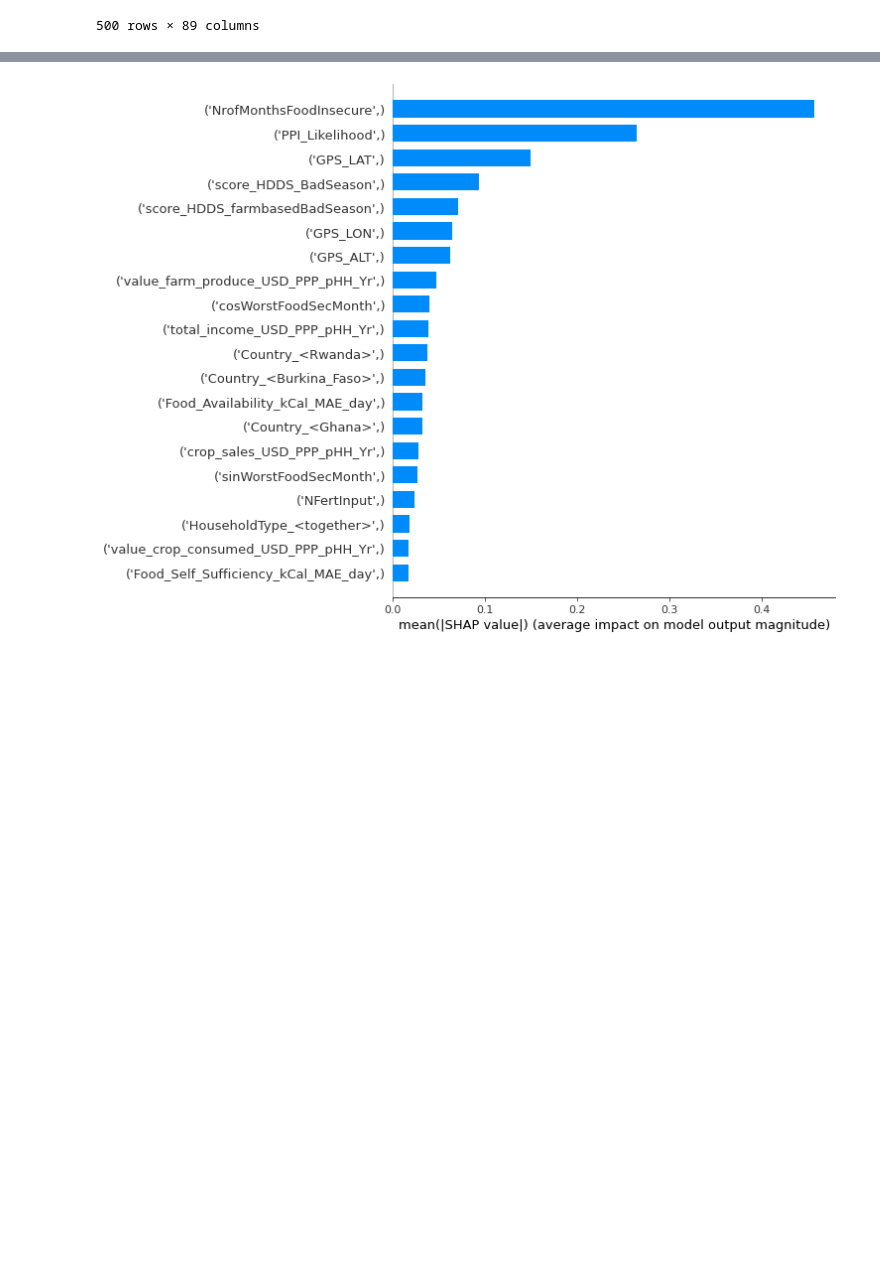
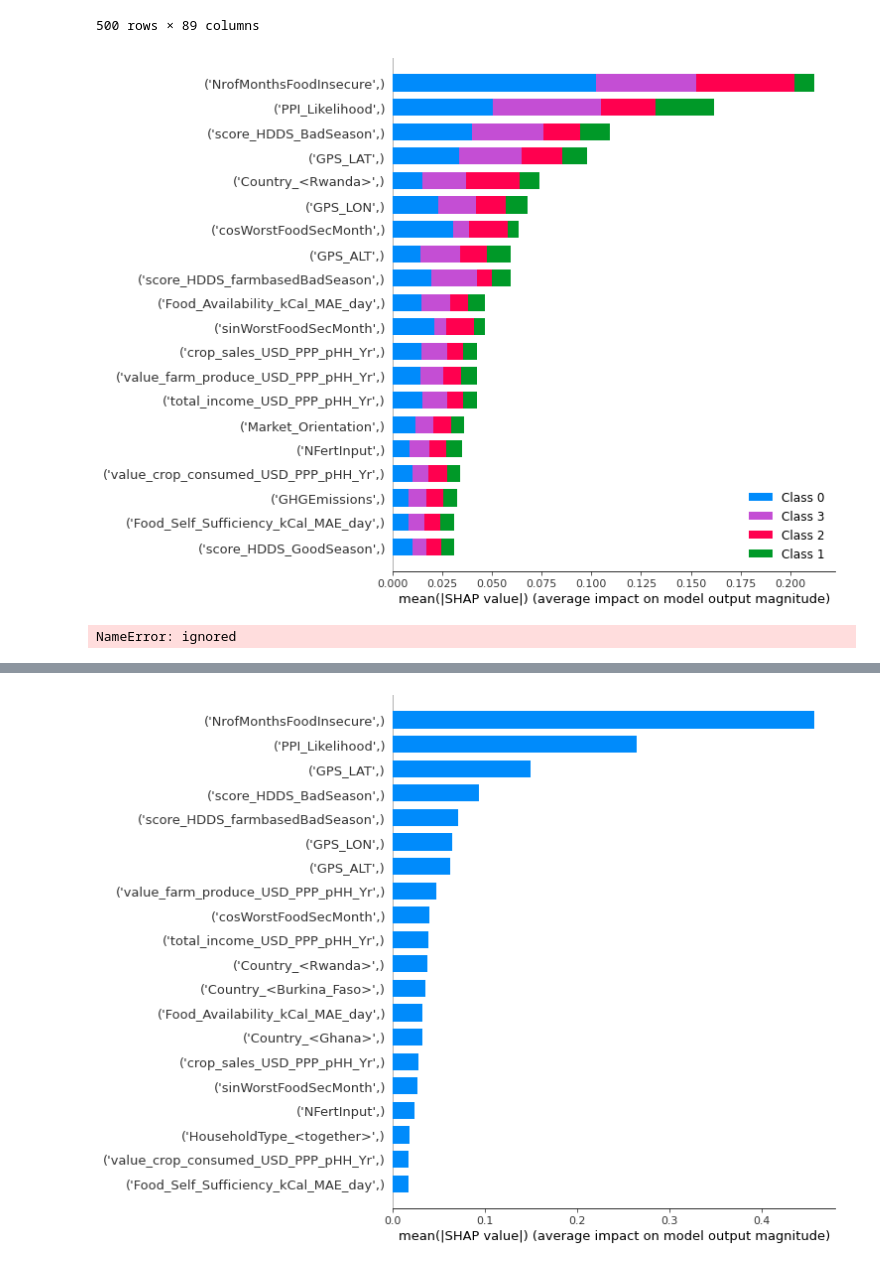
Before and after one commit to willianck/Predicting-Food-Insecurity, a Jupyter notebook: shapley_RandomForestClassifier.ipynb, the cells around one changed output, grey strips where cells are left out. Saved outputs shown, nothing was run; the diff lists cells and outputs as text; code cells hidden in the pictures; blank space fills up the shorter version.

Commit message:
used TreeExplainer

```diff
--- a/shapley_RandomForestClassifier.ipynb
+++ b/shapley_RandomForestClassifier.ipynb
@@ -66,7 +66,7 @@ data.head()
 5 rows × 90 columns
 # %%
 X_new = data.drop(['Food_InsecurityLevel'],axis=1)
-y = data['Food_InsecurityLevel']
+y = data[['Food_InsecurityLevel']]
 # %%
 from sklearn.preprocessing import MinMaxScaler
 scaler = MinMaxScaler()
@@ -174,3 +192,13 @@ tester
 | 6863 | 0.0 | 0.462623 | 0.401063 | 0.206350 | 0.9 | 0.3200 | 0.029014 | ... |
 | 7059 | 0.0 | 0.421070 | 0.634803 | 0.332602 | 0.8 | 0.1800 | 0.986460 | ... |
 500 rows × 89 columns
+# %%
+explainer = shap.TreeExplainer(model)
+shap_values = explainer.shap_values(test,approximate=True)
+shap.summary_plot(shap_values, test, plot_type="bar")
+# %% [output]
+[figure, added]
+# %%
+shap.summary_plot(shap_values[3], test)
+# %% [output]
+NameError: ignored
```
Also changed, not shown: parts of 6 cells of this notebook.
